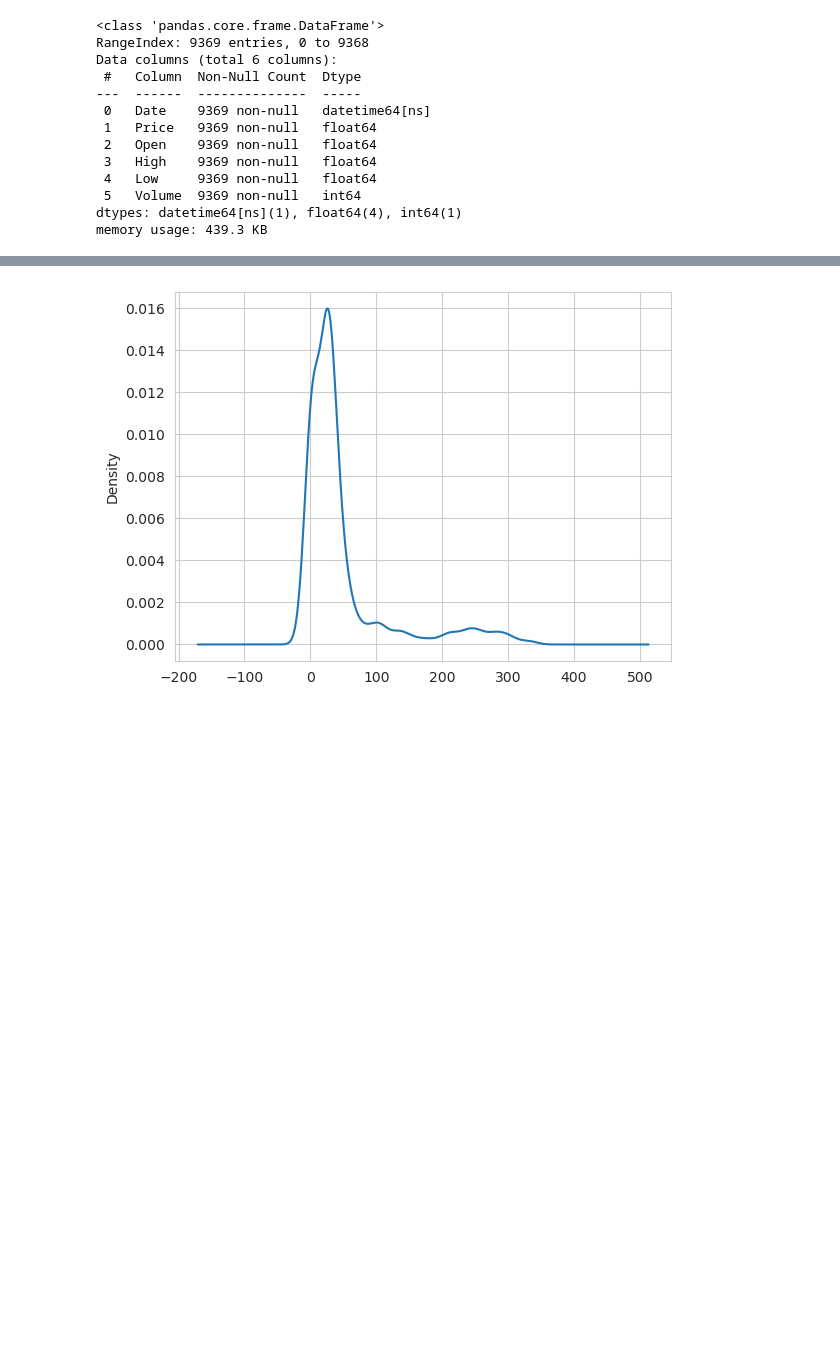
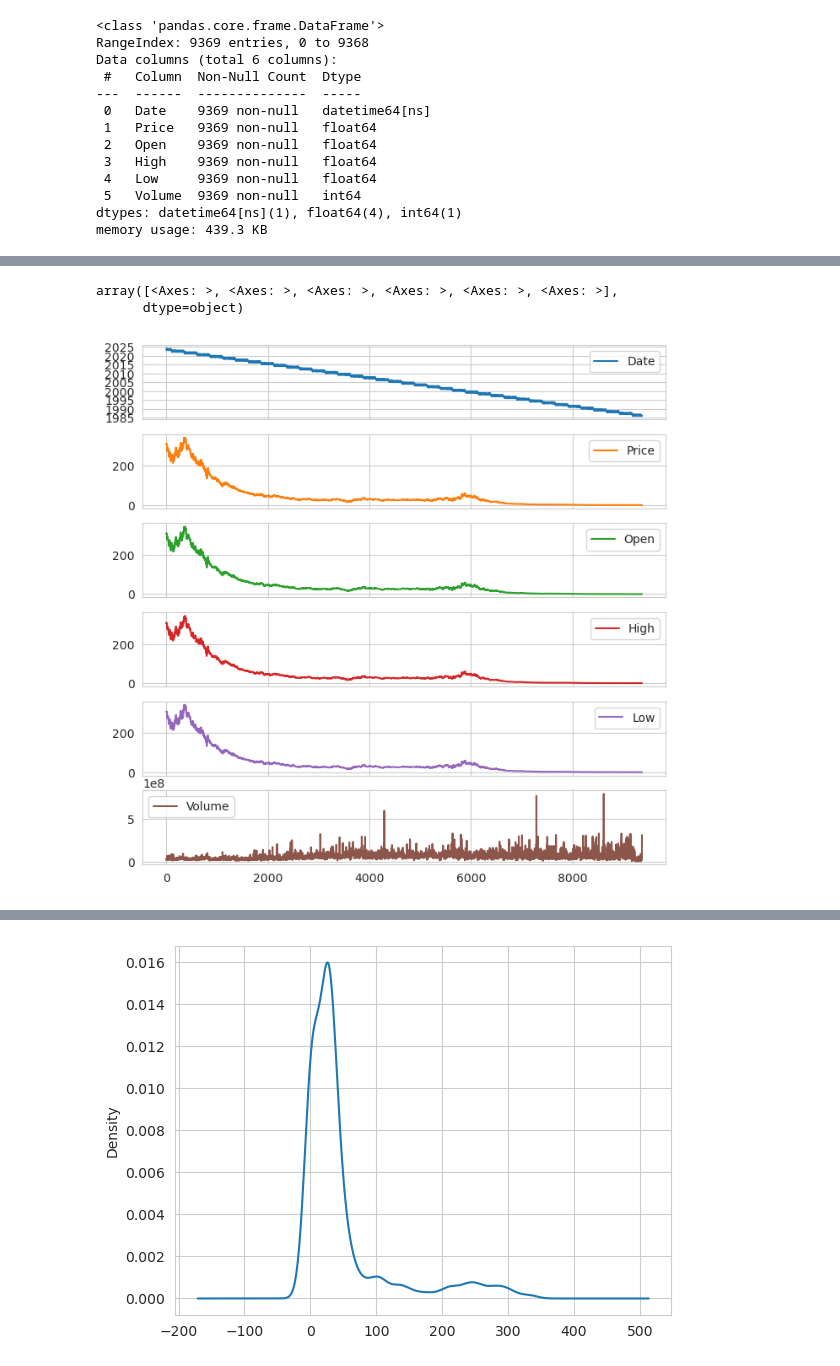
Before and after one commit to ArjuK97/ArjuK97, a Jupyter notebook: microsoft-stocks-from-1986-2023.ipynb, the cells around one changed output, grey strips where cells are left out. Drawn from its saved outputs; the diff is of its cells as text; code cells hidden in the pictures; blank space fills up the shorter version.

```diff
--- a/microsoft-stocks-from-1986-2023.ipynb
+++ b/microsoft-stocks-from-1986-2023.ipynb
@@ -109,0 +156,6 @@ memory usage: 439.3 KB
+# %%
+data.plot(subplots=True, figsize=(8, 8))
+# %% [output]
+array([<Axes: >, <Axes: >, <Axes: >, <Axes: >, <Axes: >, <Axes: >],
+      dtype=object)
+[figure, added]
```
Also changed, not shown: parts of 49 cells of this notebook.
